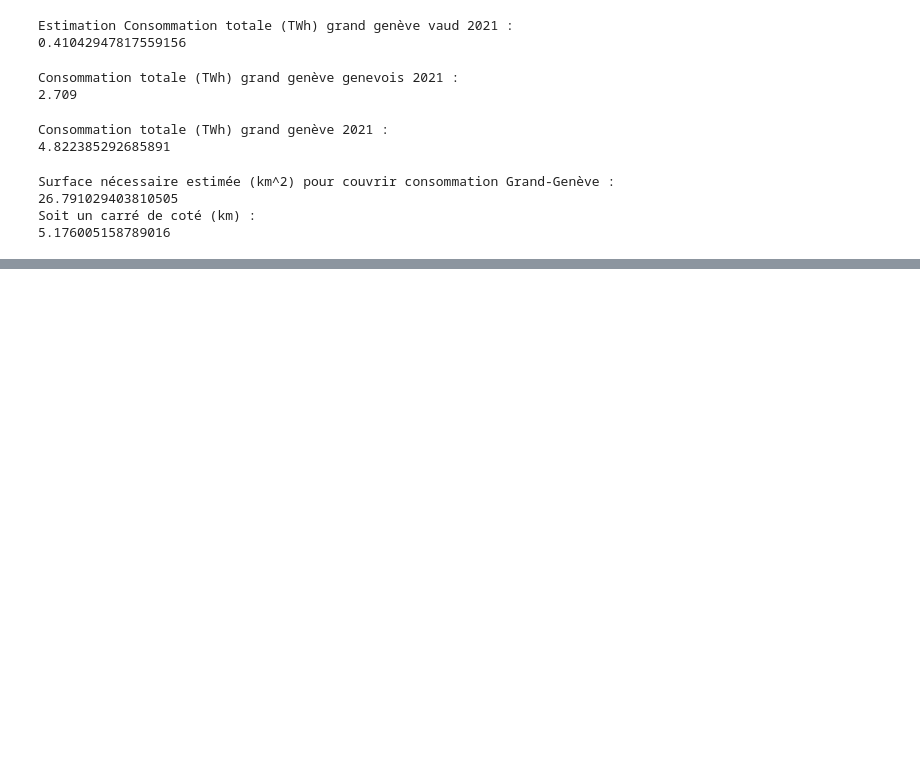
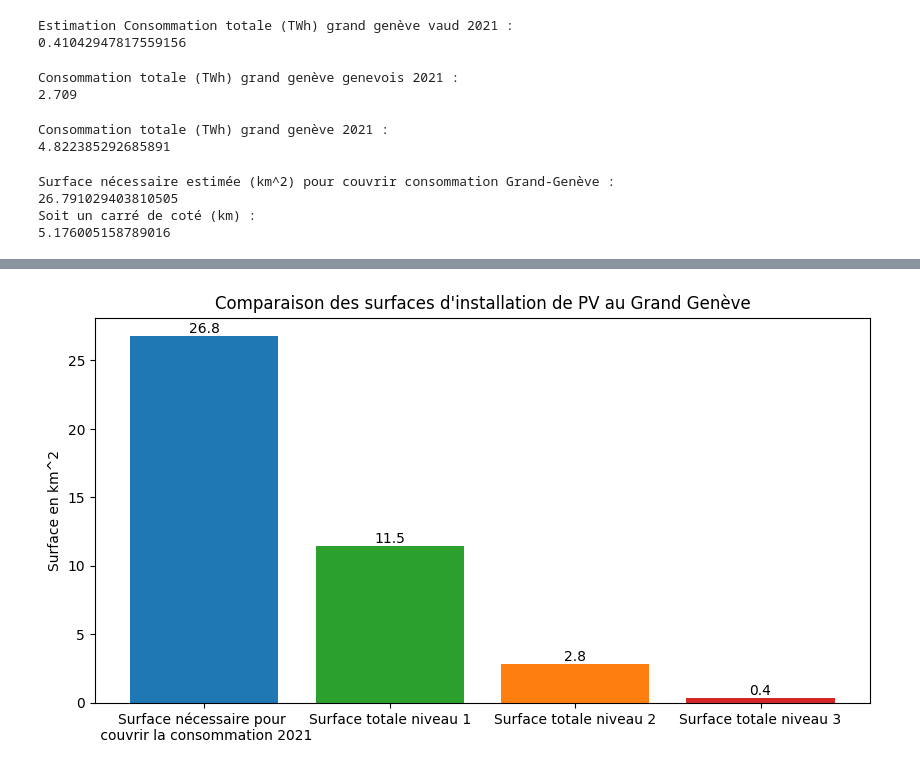
Before and after one commit to ouillliam/Solar_Project, a Jupyter notebook: solar_project.ipynb, the cells around one changed output, grey strips where cells are left out. Cells and saved outputs as stored; diff of their text form; code cells hidden in the pictures; blank space fills up the shorter version.

```diff
--- a/solar_project.ipynb
+++ b/solar_project.ipynb
@@ -242 +247,13 @@ print(f"Pourcentage : {coverage_percentage_gg}")
 Pourcentage : 54.6564739237579
+# %%
+heritage_level_surfaces = data.groupby(by = "Heritage_Level", group_keys=True)["Rooftop_Surface"].apply(lambda x : x/1e6).groupby(by = "Heritage_Level").sum()
+
+plt.figure(figsize=(10,5))
+plt.bar(["Surface nécessaire pour \n couvrir la consommation 2021", "Surface totale niveau 1", "Surface totale niveau 2", "Surface totale niveau 3"], [surface_necessaire_t, heritage_level_surfaces[1], heritage_level_surfaces[2], heritage_level_surfaces[3]], color = ["tab:blue", "tab:green", "tab:orange", "tab:red"])
+ax = plt.gca()
+ax.bar_label(ax.containers[0], fmt = '%.01f')
+plt.ylabel("Surface en km^2")
+plt.title("Comparaison des surfaces d'installation de PV au Grand Genève")
+plt.show()
+# %% [output]
+[figure, added]
```
Also changed, not shown: parts of 12 cells of this notebook.
